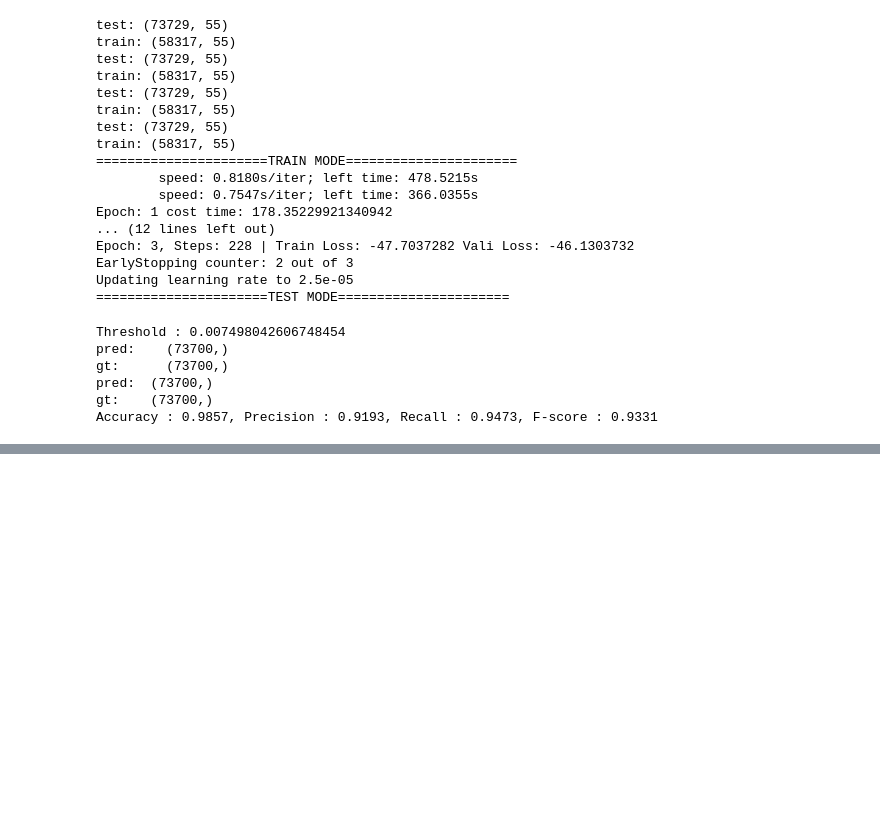
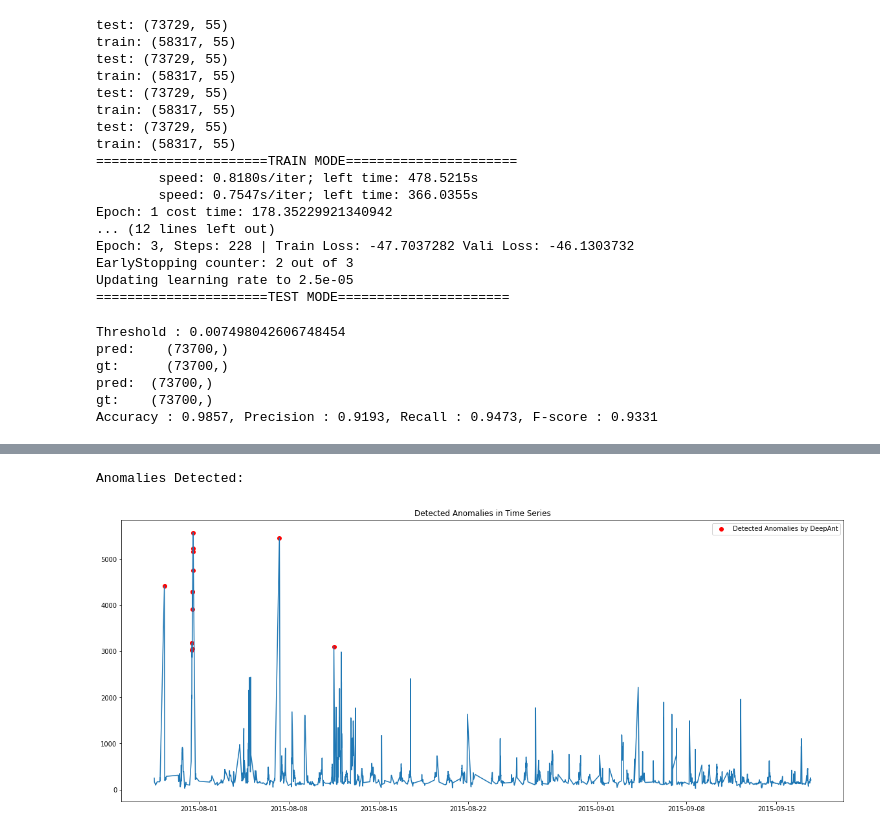
Before and after one commit to antonioalbanese/Time-Series-Anomaly-Detection-An-experimental-survey, a Jupyter notebook: Experiment.ipynb, the cells around one changed output, grey strips where cells are left out. Drawn from its saved outputs; the diff is of its cells as text; code cells hidden in the pictures; blank space fills up the shorter version.

```diff
--- a/Experiment.ipynb
+++ b/Experiment.ipynb
@@ -72,0 +208,8 @@ Accuracy : 0.9857, Precision : 0.9193, Recall : 0.9473, F-score : 0.9331
+# %%
+print('Anomalies Detected: ')
+preds_losses.loc[lambda x: x > THRESHOLD]
+
+ts_plot(df, preds_losses, THRESHOLD)
+# %% [output]
+Anomalies Detected:
+[figure, added]
```
Also changed, not shown: parts of 11 cells of this notebook.
